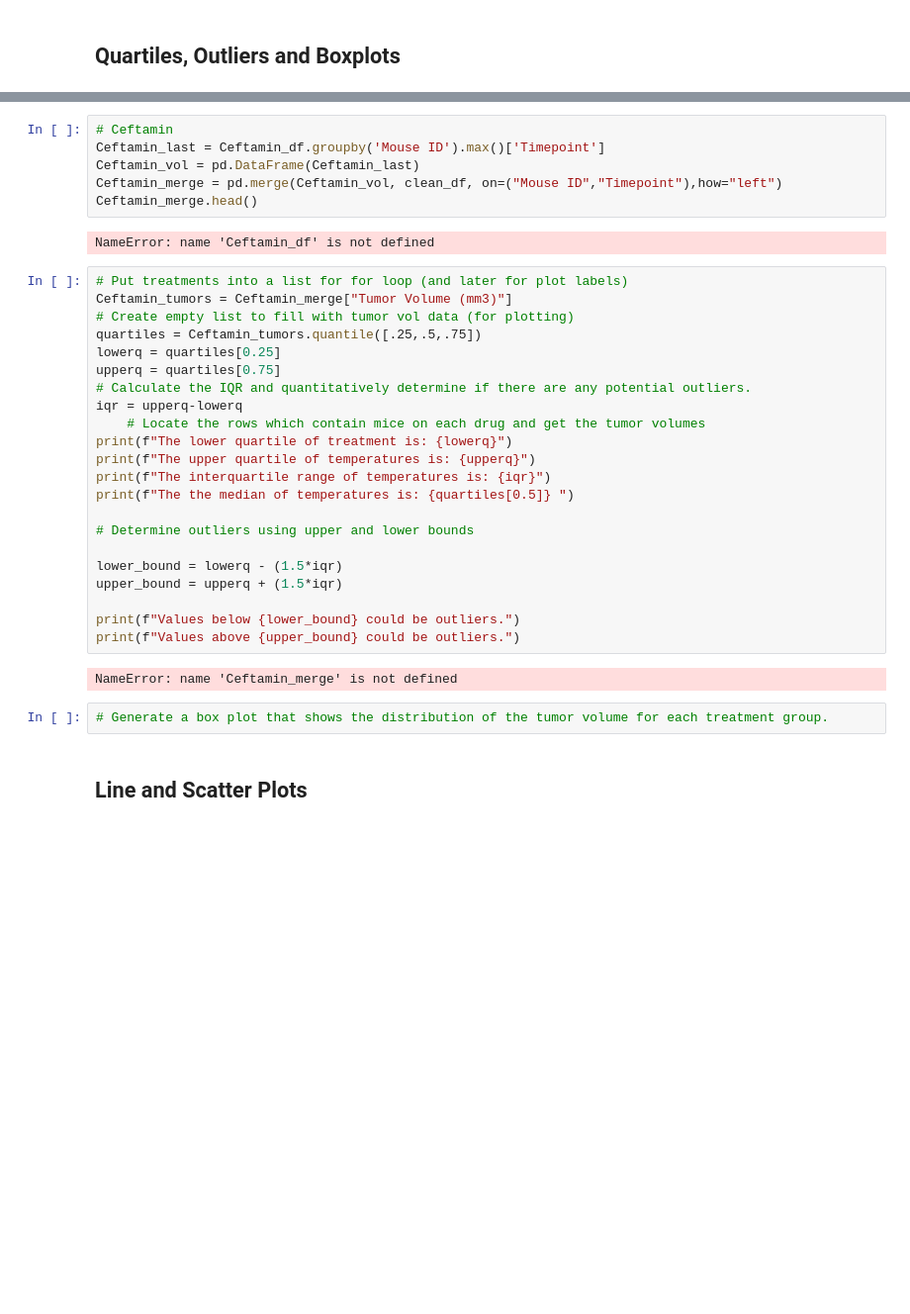
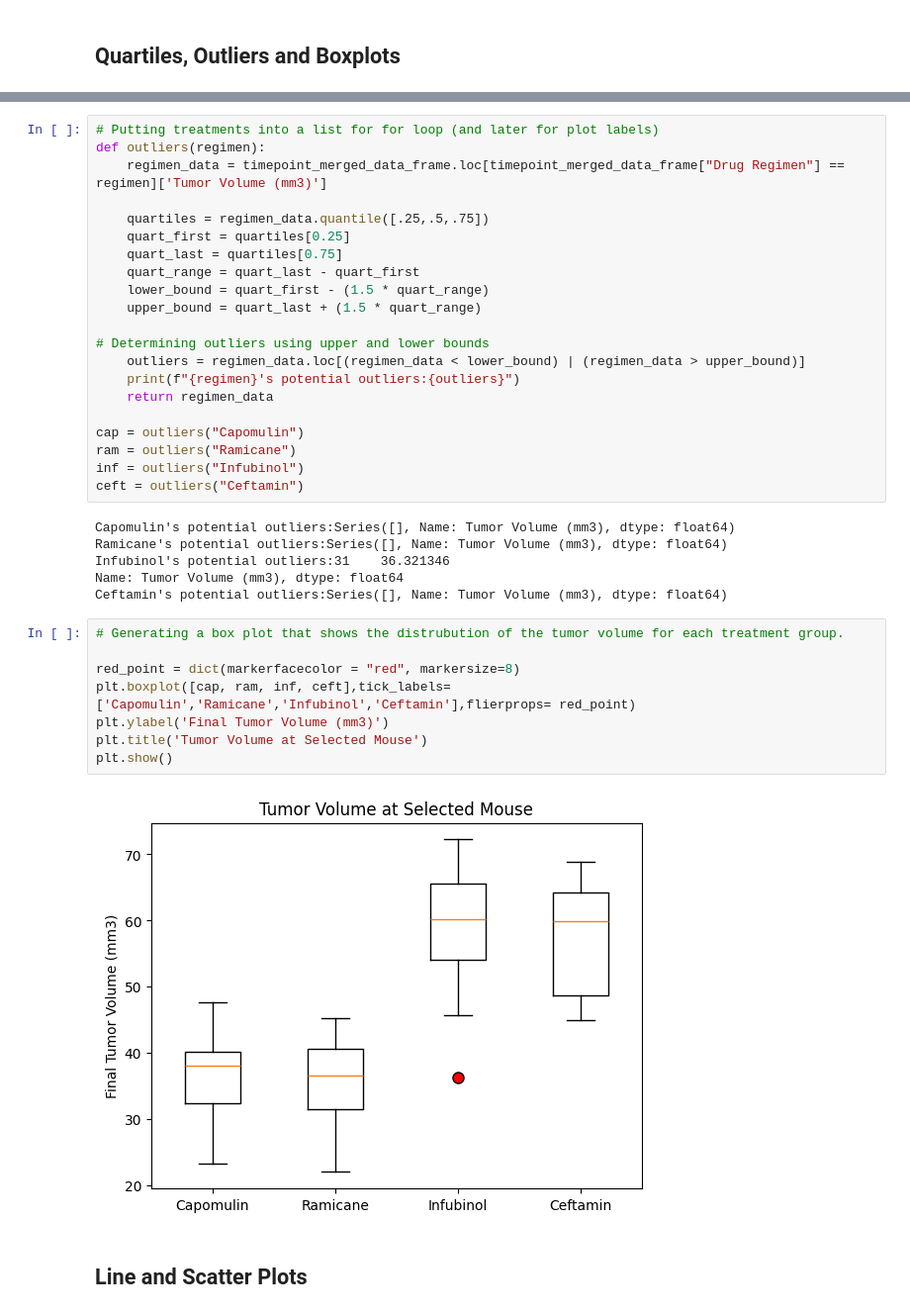
Before and after one commit to JenniferVasquez1/matplotlib-analysis, a Jupyter notebook: Pymaceuticals/pymaceuticals.ipynb, the cells around one changed output, grey strips where cells are left out. Shown at 99% size. Saved outputs shown, nothing was run; the diff lists cells and outputs as text; blank space fills up the shorter version.

```diff
--- a/Pymaceuticals/pymaceuticals.ipynb
+++ b/Pymaceuticals/pymaceuticals.ipynb
@@ -277,36 +193,39 @@ Values above 54.30681135 could be outliers.
-# %%
-# Ceftamin
-Ceftamin_last = Ceftamin_df.groupby('Mouse ID').max()['Timepoint']
-Ceftamin_vol = pd.DataFrame(Ceftamin_last)
-Ceftamin_merge = pd.merge(Ceftamin_vol, clean_df, on=("Mouse ID","Timepoint"),how="left")
-Ceftamin_merge.head()
-# %% [output]
-NameError: name 'Ceftamin_df' is not defined
-# %%
-# Put treatments into a list for for loop (and later for plot labels)
-Ceftamin_tumors = Ceftamin_merge["Tumor Volume (mm3)"]
-# Create empty list to fill with tumor vol data (for plotting)
-quartiles = Ceftamin_tumors.quantile([.25,.5,.75])
-lowerq = quartiles[0.25]
-upperq = quartiles[0.75]
-# Calculate the IQR and quantitatively determine if there are any potential outliers.
-iqr = upperq-lowerq
-    # Locate the rows which contain mice on each drug and get the tumor volumes
-print(f"The lower quartile of treatment is: {lowerq}")
-print(f"The upper quartile of temperatures is: {upperq}")
-print(f"The interquartile range of temperatures is: {iqr}")
-print(f"The the median of temperatures is: {quartiles[0.5]} ")
-
-# Determine outliers using upper and lower bounds
-
-lower_bound = lowerq - (1.5*iqr)
-upper_bound = upperq + (1.5*iqr)
-
-print(f"Values below {lower_bound} could be outliers.")
-print(f"Values above {upper_bound} could be outliers.")
-# %% [output]
-NameError: name 'Ceftamin_merge' is not defined
-# %%
-# Generate a box plot that shows the distribution of the tumor volume for each treatment group.
+# %%
+# Putting treatments into a list for for loop (and later for plot labels)
+def outliers(regimen):
+    regimen_data = timepoint_merged_data_frame.loc[timepoint_merged_data_frame["Drug Regimen"] == regimen]['Tumor Volume (mm3)']
+
+    quartiles = regimen_data.quantile([.25,.5,.75])
+    quart_first = quartiles[0.25]
+    quart_last = quartiles[0.75]
+    quart_range = quart_last - quart_first
+    lower_bound = quart_first - (1.5 * quart_range)
+    upper_bound = quart_last + (1.5 * quart_range)
+
+# Determining outliers using upper and lower bounds
+    outliers = regimen_data.loc[(regimen_data < lower_bound) | (regimen_data > upper_bound)]
+    print(f"{regimen}'s potential outliers:{outliers}")
+    return regimen_data
+
+cap = outliers("Capomulin")
+ram = outliers("Ramicane")
+inf = outliers("Infubinol")
+ceft = outliers("Ceftamin")
+# %% [output]
+Capomulin's potential outliers:Series([], Name: Tumor Volume (mm3), dtype: float64)
+Ramicane's potential outliers:Series([], Name: Tumor Volume (mm3), dtype: float64)
+Infubinol's potential outliers:31    36.321346
+Name: Tumor Volume (mm3), dtype: float64
+Ceftamin's potential outliers:Series([], Name: Tumor Volume (mm3), dtype: float64)
+# %%
+# Generating a box plot that shows the distrubution of the tumor volume for each treatment group.
+
+red_point = dict(markerfacecolor = "red", markersize=8)
+plt.boxplot([cap, ram, inf, ceft],tick_labels=['Capomulin','Ramicane','Infubinol','Ceftamin'],flierprops= red_point)
+plt.ylabel('Final Tumor Volume (mm3)')
+plt.title('Tumor Volume at Selected Mouse')
+plt.show()
+# %% [output]
+[figure, added]
 # %% [markdown]
 ## Line and Scatter Plots
```
Also changed, not shown: parts of 14 cells of this notebook.
